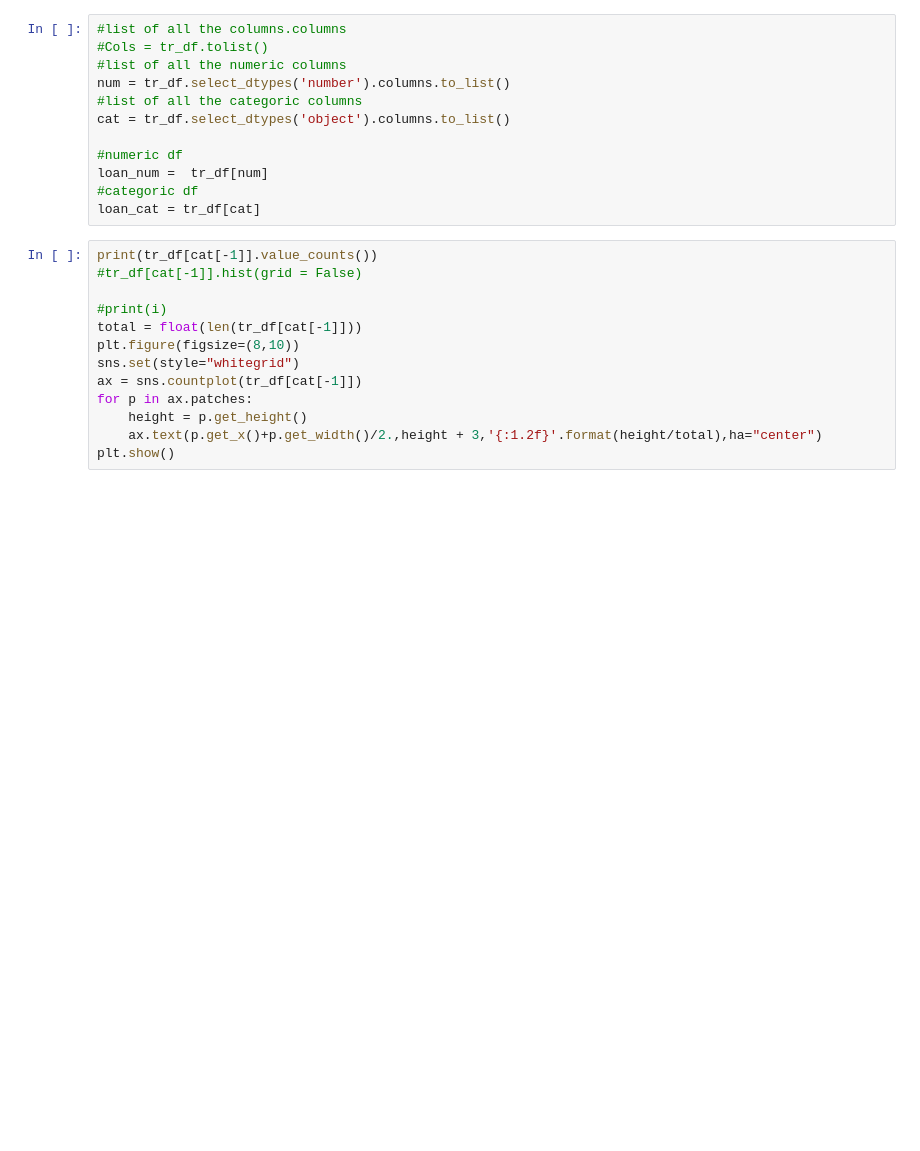
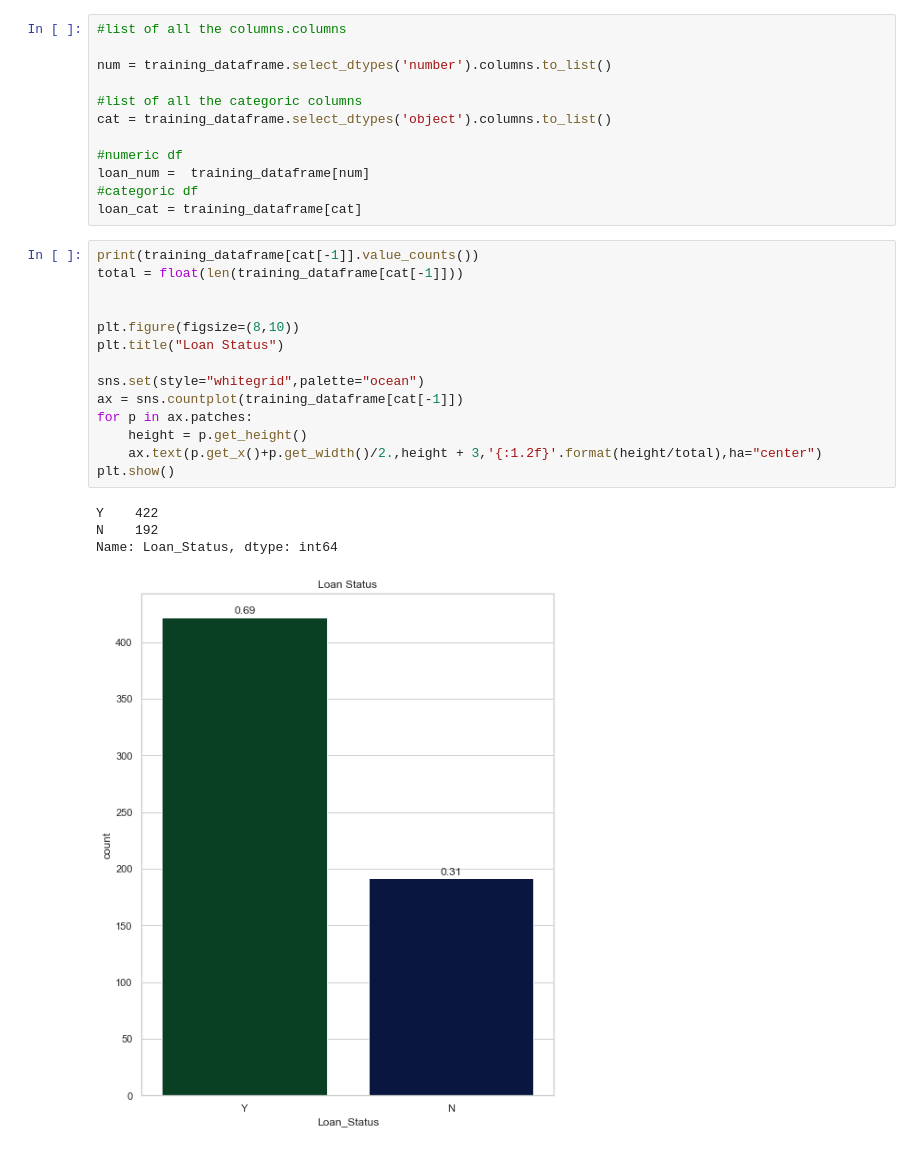
Before and after one commit to VishalDora/UCDPA_VishalDora, a Jupyter notebook: Project_Load.ipynb, the cells around one changed output. Cells and saved outputs as stored; diff of their text form; blank space fills up the shorter version.

```diff
--- a/Project_Load.ipynb
+++ b/Project_Load.ipynb
@@ -82,28 +217,34 @@ for col in null_cols:
 # %%
 #list of all the columns.columns
-#Cols = tr_df.tolist()
-#list of all the numeric columns
-num = tr_df.select_dtypes('number').columns.to_list()
+
+num = training_dataframe.select_dtypes('number').columns.to_list()
+
 #list of all the categoric columns
-cat = tr_df.select_dtypes('object').columns.to_list()
+cat = training_dataframe.select_dtypes('object').columns.to_list()
 
 #numeric df
-loan_num =  tr_df[num]
+loan_num =  training_dataframe[num]
 #categoric df
-loan_cat = tr_df[cat]
+loan_cat = training_dataframe[cat]
 # %%
-print(tr_df[cat[-1]].value_counts())
-#tr_df[cat[-1]].hist(grid = False)
+print(training_dataframe[cat[-1]].value_counts())
+total = float(len(training_dataframe[cat[-1]]))
 
-#print(i)
-total = float(len(tr_df[cat[-1]]))
+
 plt.figure(figsize=(8,10))
-sns.set(style="whitegrid")
-ax = sns.countplot(tr_df[cat[-1]])
+plt.title("Loan Status")
+
+sns.set(style="whitegrid",palette="ocean")
+ax = sns.countplot(training_dataframe[cat[-1]])
 for p in ax.patches:
     height = p.get_height()
     ax.text(p.get_x()+p.get_width()/2.,height + 3,'{:1.2f}'.format(height/total),ha="center")
 plt.show()
+# %% [output]
+Y    422
+N    192
+Name: Loan_Status, dtype: int64
+[figure, added]
 # %%
 for i in loan_num:
     plt.hist(loan_num[i])
```
Also changed, not shown: parts of 28 cells of this notebook, 3 other files.
